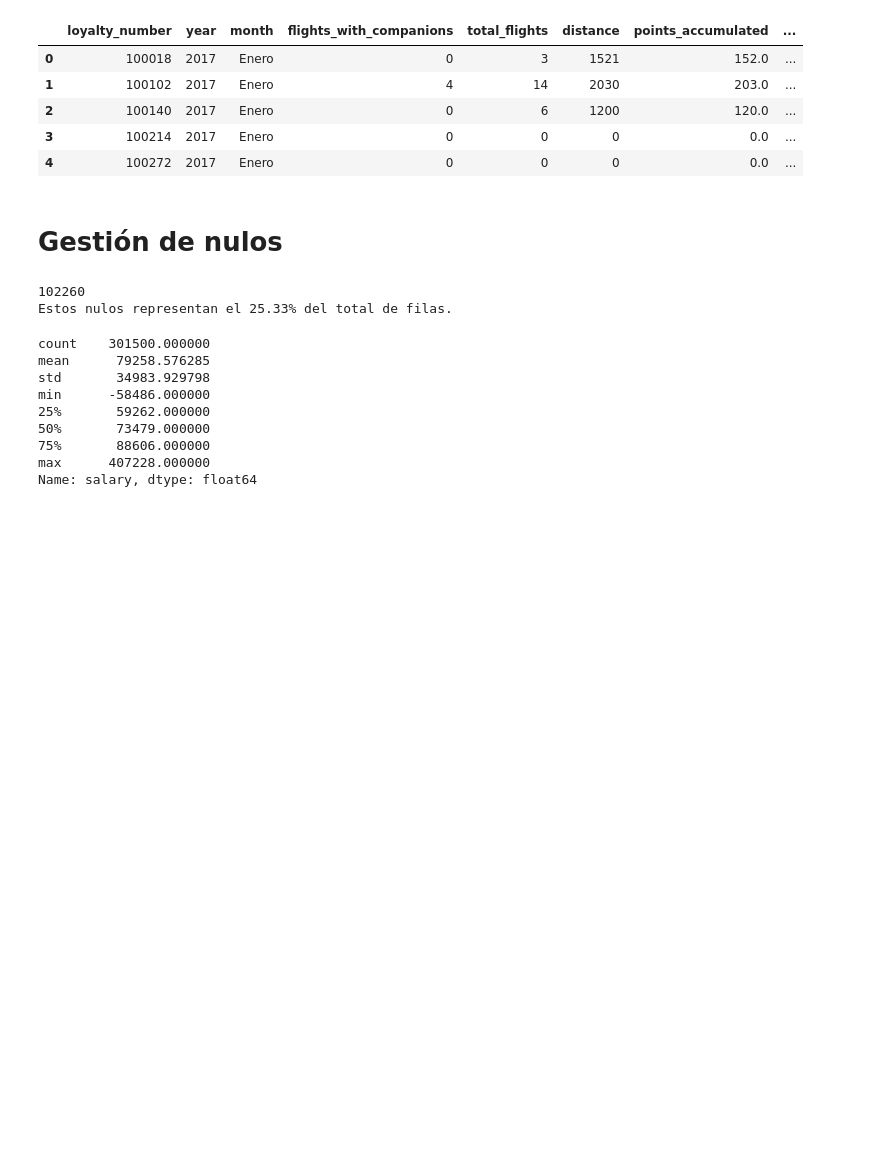
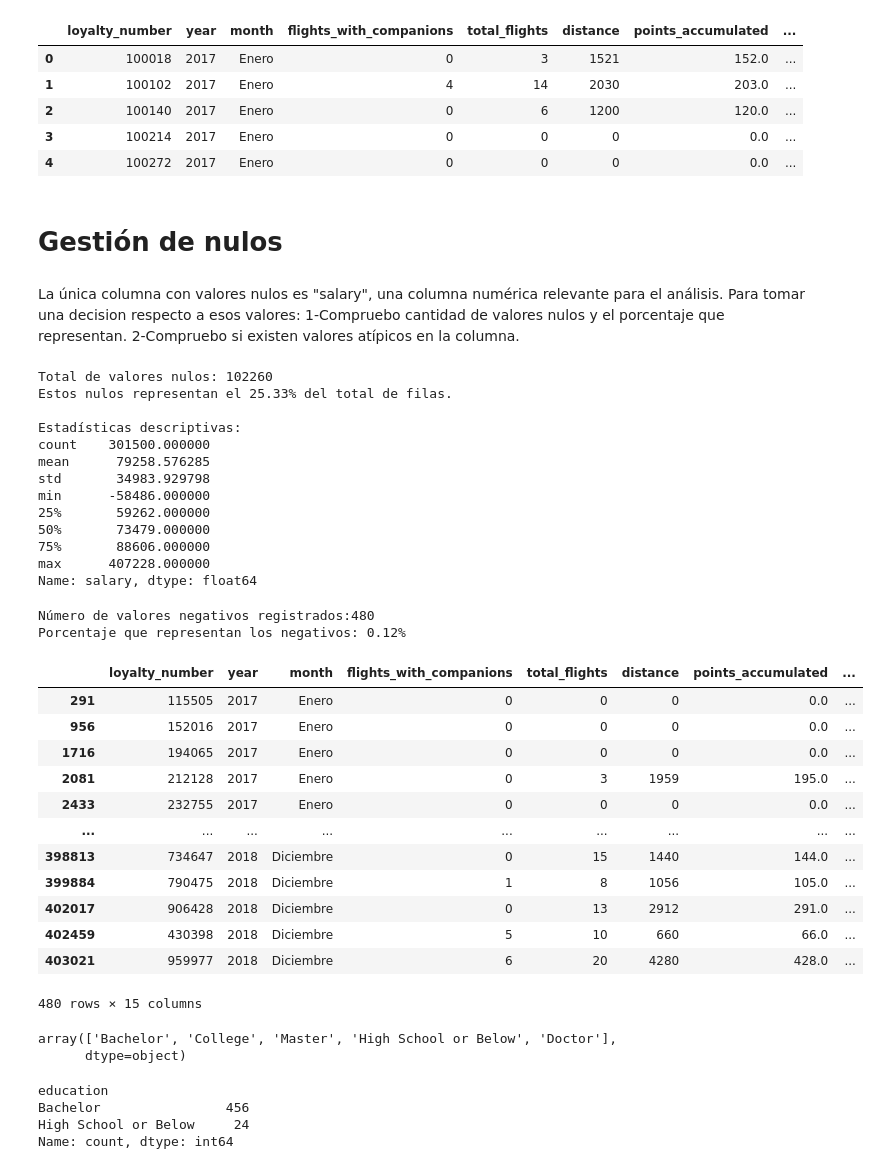
Before and after one commit to Adalab/bda-modulo-3-evaluacion-final-anitaromero25-bot, a Jupyter notebook: evaluacion_mod3_ana_romero_valderrama.ipynb, the cells around one changed output. Saved outputs shown, nothing was run; the diff lists cells and outputs as text; code cells hidden in the pictures; blank space fills up the shorter version.

```diff
--- a/evaluacion_mod3_ana_romero_valderrama.ipynb
+++ b/evaluacion_mod3_ana_romero_valderrama.ipynb
@@ -415,25 +415,67 @@ df_merge.head()
 | 4 | 100272 | 2017 | Enero | 0 | 0 | 0 | 0.0 | ... |
 # %% [markdown]
 # Gestión de nulos
+# %% [markdown]
+La única columna con valores nulos es "salary", una columna numérica relevante para el análisis.
+ Para tomar una decision respecto a esos valores:
+1-Compruebo cantidad de valores nulos y el porcentaje que representan.
+2-Compruebo si existen valores atípicos en la columna.
 # %%
-print(df_merge['salary'].isnull().sum())
+# COMPROBACIÓN DE NULOS y %
 
+# Total de nulos en la columna
+print(f"Total de valores nulos: {df_merge['salary'].isnull().sum()}")
 
 # Calcular el porcentaje que representan
-porcentaje = df_merge["salary"].isnull().sum() / df_merge.shape[0] * 100
-print(f"Estos nulos representan el {porcentaje:.2f}% del total de filas.")
+porc_nulos = df_merge["salary"].isnull().sum() / df_merge.shape[0] * 100
+print(f"Estos nulos representan el {porc_nulos:.2f}% del total de filas.")
 
 # Estadistica descriptiva
-df_merge["salary"].describe().T
+print("\nEstadísticas descriptivas:")
+print(df_merge['salary'].describe().T)
 # %% [output]
-102260
+Total de valores nulos: 102260
 Estos nulos representan el 25.33% del total de filas.
+
+Estadísticas descriptivas:
+count    301500.000000
+mean      79258.576285
+std       34983.929798
+min      -58486.000000
+25%       59262.000000
+50%       73479.000000
+75%       88606.000000
+max      407228.000000
+Name: salary, dtype: float64
-count    301500.000000
-mean      79258.576285
-std       34983.929798
-min      -58486.000000
-25%       59262.000000
-50%       73479.000000
-75%       88606.000000
-max      407228.000000
-Name: salary, dtype: float64
+# %%
+# COMPROBACIÓN DE VALORES MÍNIMOS
+
+# Comprobar si hay valores igual a 0 y negativos
+print(f"Número de valores negativos registrados:{(df_merge["salary"] <= 0).sum()}")
+
+# Porcentaje que representan del total de la columna
+print(f"Porcentaje que representan los negativos: {(df_merge['salary'] <= 0).mean() * 100:.2f}%")
+
+# Ver algunos ejemplos de valores negativos
+df_merge[df_merge["salary"]<=0]
+# %% [output]
+Número de valores negativos registrados:480
+Porcentaje que representan los negativos: 0.12%
+|  | loyalty_number | year | month | flights_with_companions | total_flights | distance | points_accumulated | ... |
+| 291 | 115505 | 2017 | Enero | 0 | 0 | 0 | 0.0 | ... |
+| 956 | 152016 | 2017 | Enero | 0 | 0 | 0 | 0.0 | ... |
+| 1716 | 194065 | 2017 | Enero | 0 | 0 | 0 | 0.0 | ... |
+| 2081 | 212128 | 2017 | Enero | 0 | 3 | 1959 | 195.0 | ... |
+| 2433 | 232755 | 2017 | Enero | 0 | 0 | 0 | 0.0 | ... |
+| ... | ... | ... | ... | ... | ... | ... | ... | ... |
+| 398813 | 734647 | 2018 | Diciembre | 0 | 15 | 1440 | 144.0 | ... |
+| 399884 | 790475 | 2018 | Diciembre | 1 | 8 | 1056 | 105.0 | ... |
+| 402017 | 906428 | 2018 | Diciembre | 0 | 13 | 2912 | 291.0 | ... |
+| 402459 | 430398 | 2018 | Diciembre | 5 | 10 | 660 | 66.0 | ... |
+| 403021 | 959977 | 2018 | Diciembre | 6 | 20 | 4280 | 428.0 | ... |
+480 rows × 15 columns
+# %%
+df_merge["education"].unique()
+# %% [output]
+array(['Bachelor', 'College', 'Master', 'High School or Below', 'Doctor'],
+      dtype=object)
@@ -439,0 +484,7 @@ Name: salary, dtype: float64
+# %%
+negativos["education"].value_counts()# negativos por nivel academico
+# %% [output]
+education
+Bachelor                456
+High School or Below     24
+Name: count, dtype: int64
```
Also changed, not shown: parts of 4 cells of this notebook.
